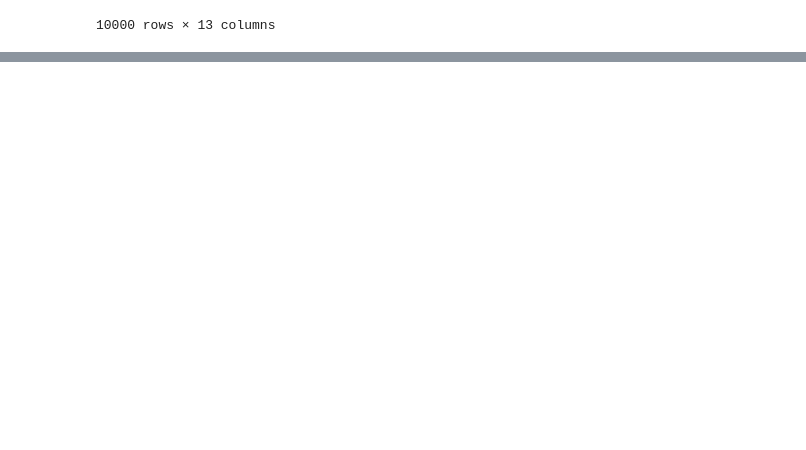
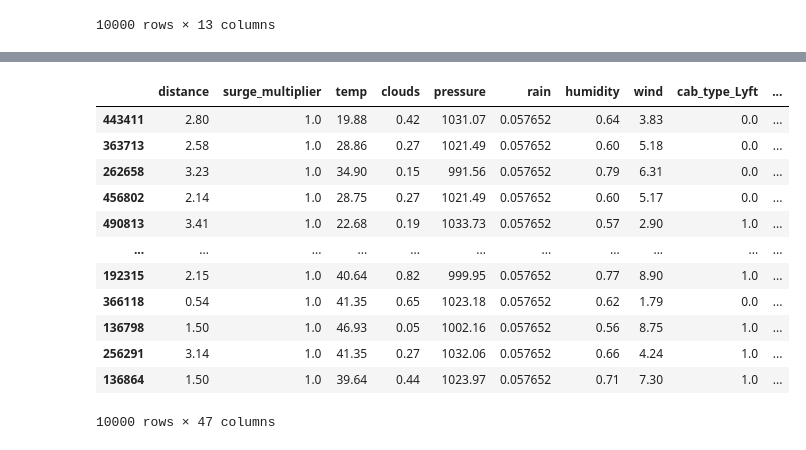
Before and after one commit to martin-ngugi/Group3_project, a Jupyter notebook: index.ipynb, the cells around one changed output, grey strips where cells are left out. Cells and saved outputs as stored; diff of their text form; code cells hidden in the pictures; blank space fills up the shorter version.

```diff
--- a/index.ipynb
+++ b/index.ipynb
@@ -280,0 +315,20 @@ dummy_df
+# %%
+y = dummy_df['price']
+X = dummy_df.drop('price', axis =1)
+# %%
+x_df = pd.get_dummies(X, dtype = float )
+x_df
+# %% [output]
+|  | distance | surge_multiplier | temp | clouds | pressure | rain | humidity | wind | cab_type_Lyft | ... |
+| 443411 | 2.80 | 1.0 | 19.88 | 0.42 | 1031.07 | 0.057652 | 0.64 | 3.83 | 0.0 | ... |
+| 363713 | 2.58 | 1.0 | 28.86 | 0.27 | 1021.49 | 0.057652 | 0.60 | 5.18 | 0.0 | ... |
+| 262658 | 3.23 | 1.0 | 34.90 | 0.15 | 991.56 | 0.057652 | 0.79 | 6.31 | 0.0 | ... |
+| 456802 | 2.14 | 1.0 | 28.75 | 0.27 | 1021.49 | 0.057652 | 0.60 | 5.17 | 0.0 | ... |
+| 490813 | 3.41 | 1.0 | 22.68 | 0.19 | 1033.73 | 0.057652 | 0.57 | 2.90 | 1.0 | ... |
+| ... | ... | ... | ... | ... | ... | ... | ... | ... | ... | ... |
+| 192315 | 2.15 | 1.0 | 40.64 | 0.82 | 999.95 | 0.057652 | 0.77 | 8.90 | 1.0 | ... |
+| 366118 | 0.54 | 1.0 | 41.35 | 0.65 | 1023.18 | 0.057652 | 0.62 | 1.79 | 0.0 | ... |
+| 136798 | 1.50 | 1.0 | 46.93 | 0.05 | 1002.16 | 0.057652 | 0.56 | 8.75 | 1.0 | ... |
+| 256291 | 3.14 | 1.0 | 41.35 | 0.27 | 1032.06 | 0.057652 | 0.66 | 4.24 | 1.0 | ... |
+| 136864 | 1.50 | 1.0 | 39.64 | 0.44 | 1023.97 | 0.057652 | 0.71 | 7.30 | 1.0 | ... |
+10000 rows × 47 columns
```
Also changed, not shown: parts of 3 cells of this notebook.
